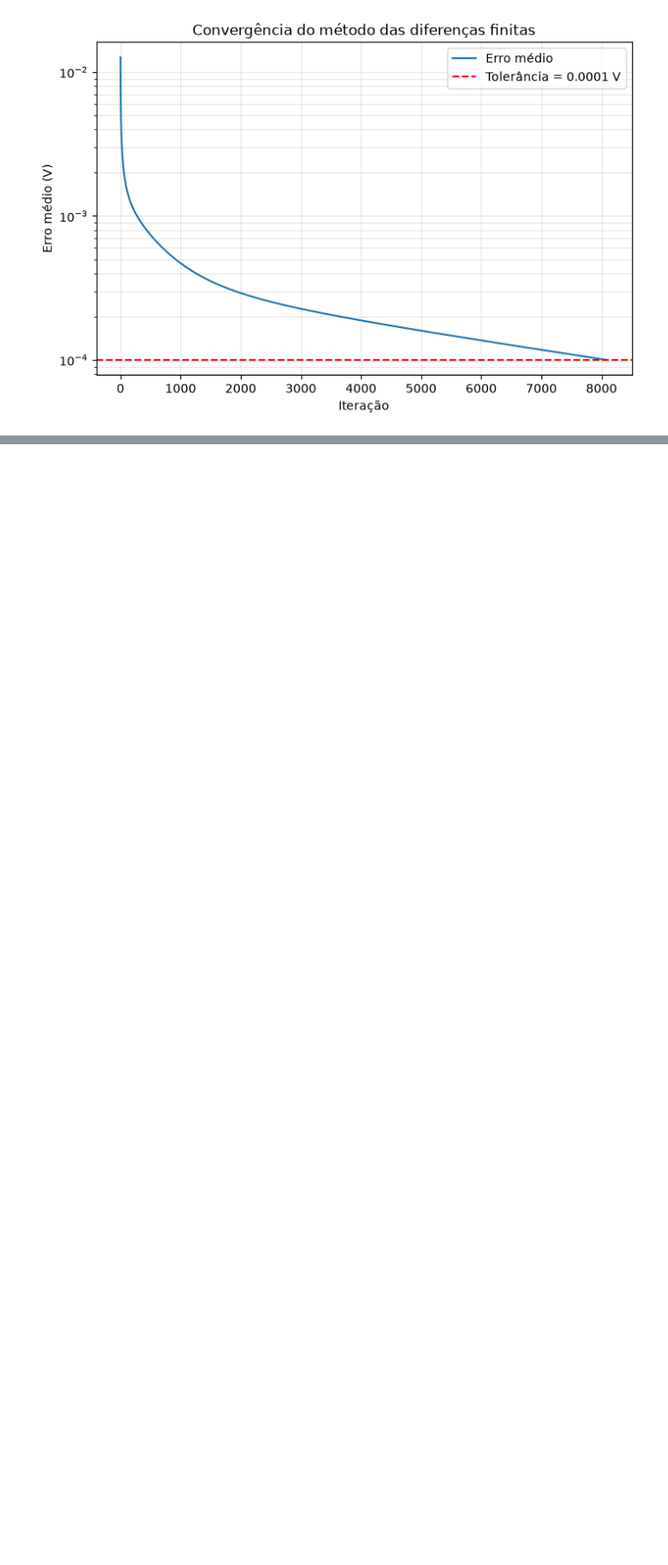
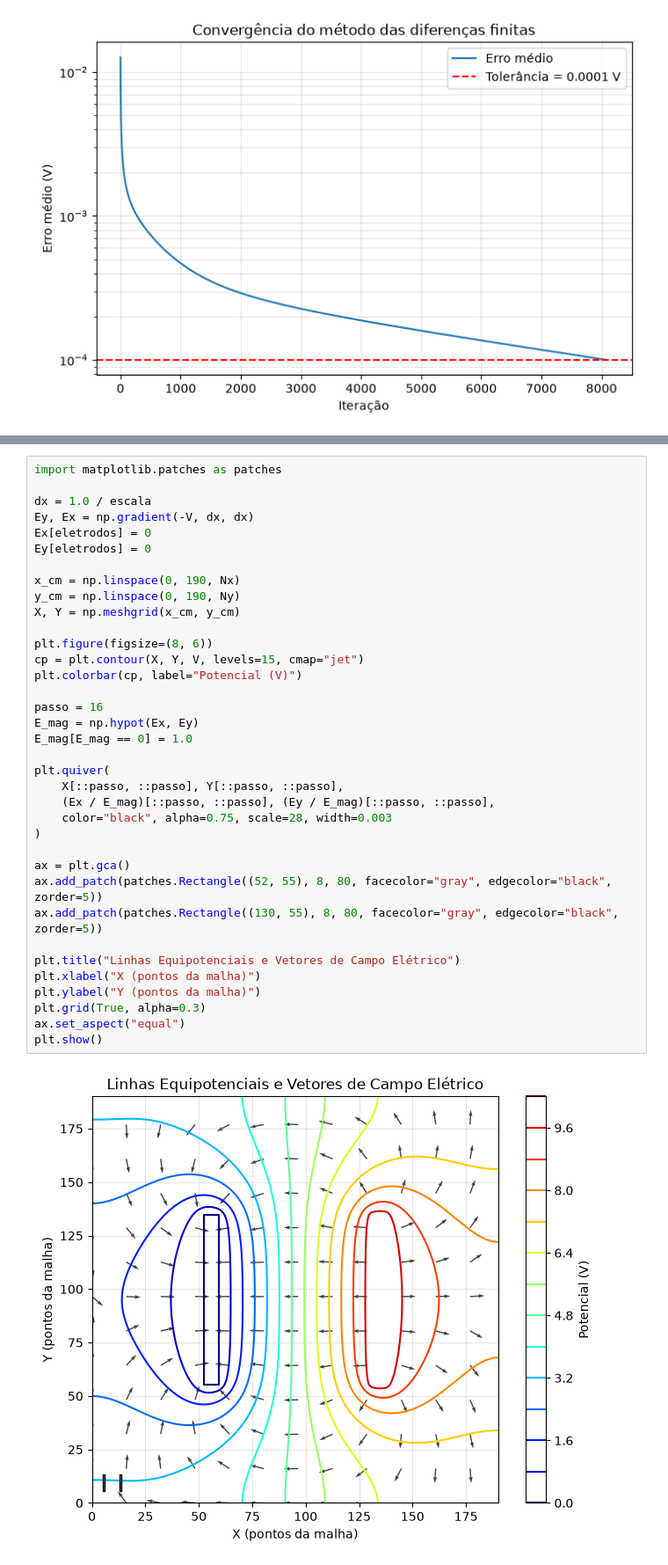
Before and after one commit to deboraaz/Eletromagnetismo---metodo-solucoes-finitas, a Jupyter notebook: metodo_diferencas.ipynb, the cells around one changed output, grey strips where cells are left out. Shown at 88% size. Drawn from its saved outputs; the diff is of its cells as text; blank space fills up the shorter version.

```diff
--- a/metodo_diferencas.ipynb
+++ b/metodo_diferencas.ipynb
@@ -122,0 +125,38 @@ plt.show()
+# %%
+import matplotlib.patches as patches
+
+dx = 1.0 / escala
+Ey, Ex = np.gradient(-V, dx, dx)
+Ex[eletrodos] = 0
+Ey[eletrodos] = 0
+
+x_cm = np.linspace(0, 190, Nx)
+y_cm = np.linspace(0, 190, Ny)
+X, Y = np.meshgrid(x_cm, y_cm)
+
+plt.figure(figsize=(8, 6))
+cp = plt.contour(X, Y, V, levels=15, cmap="jet")
+plt.colorbar(cp, label="Potencial (V)")
+
+passo = 16
+E_mag = np.hypot(Ex, Ey)
+E_mag[E_mag == 0] = 1.0
+
+plt.quiver(
+    X[::passo, ::passo], Y[::passo, ::passo],
+    (Ex / E_mag)[::passo, ::passo], (Ey / E_mag)[::passo, ::passo],
+    color="black", alpha=0.75, scale=28, width=0.003
+)
+
+ax = plt.gca()
+ax.add_patch(patches.Rectangle((52, 55), 8, 80, facecolor="gray", edgecolor="black", zorder=5))
+ax.add_patch(patches.Rectangle((130, 55), 8, 80, facecolor="gray", edgecolor="black", zorder=5))
+
+plt.title("Linhas Equipotenciais e Vetores de Campo Elétrico")
+plt.xlabel("X (pontos da malha)")
+plt.ylabel("Y (pontos da malha)")
+plt.grid(True, alpha=0.3)
+ax.set_aspect("equal")
+plt.show()
+# %% [output]
+[figure, added]
```
Also changed, not shown: parts of 2 cells of this notebook.
